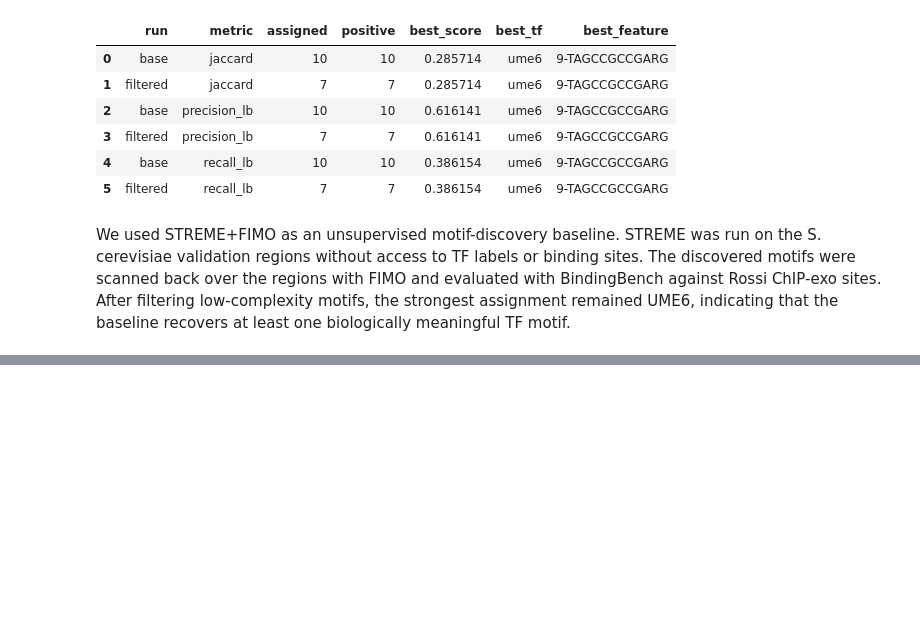
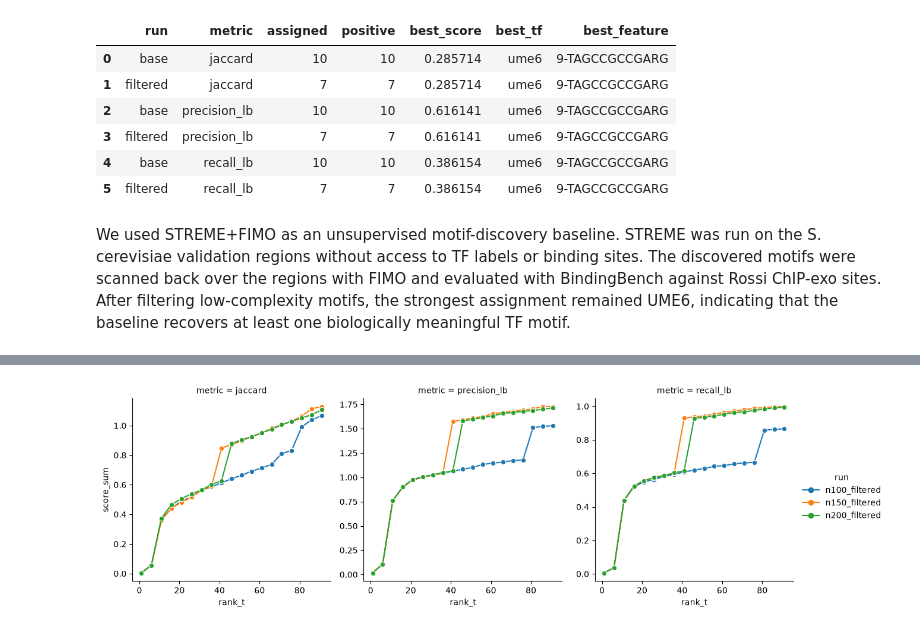
Before and after one commit to Kotronon/ML4RG_project15, a Jupyter notebook: streme_pipeline.ipynb, the cells around one changed output, grey strips where cells are left out. Saved outputs shown, nothing was run; the diff lists cells and outputs as text; code cells hidden in the pictures; blank space fills up the shorter version.

```diff
--- a/streme_pipeline.ipynb
+++ b/streme_pipeline.ipynb
@@ -817,0 +1055,20 @@ We used STREME+FIMO as an unsupervised motif-discovery baseline. STREME was run
+# %%
+common_rank = 91
+rows = []
+
+for run_name in ["n100_filtered", "n150_filtered", "n200_filtered", "n100_raw", "n150_raw", "n200_raw"]:
+    for metric in metrics:
+        df = load_per_rank(runs[run_name], metric)
+        current = df[df["rank_t"] == common_rank]
+
+        rows.append({
+            "run": run_name,
+            "metric": metric,
+            "rank_t": common_rank,
+            "positive": (current[metric] > 0).sum(),
+            "meaningful": (current[metric] >= 0.01).sum(),
+            "score_sum": current[metric].sum(),
+            "best_score": current[metric].max(),
+        })
+
+display(pd.DataFrame(rows))
@@ -817,0 +1145,74 @@ We used STREME+FIMO as an unsupervised motif-discovery baseline. STREME was run
+# %%
+import pandas as pd
+import seaborn as sns
+import matplotlib.pyplot as plt
+
+curve_rows = []
+
+for run_name in ["n100_filtered", "n150_filtered", "n200_filtered"]:
+    for metric in metrics:
+        df = load_per_rank(runs[run_name], metric)
+        df = df[df["rank_t"] <= 91]
+
+        summary = (
+            df.groupby("rank_t")
+            .agg(
+                score_sum=(metric, "sum"),
+                meaningful=(metric, lambda x: (x >= 0.01).sum()),
+            )
+            .reset_index()
+        )
+        summary["run"] = run_name
+        summary["metric"] = metric
+        curve_rows.append(summary)
+
+curves = pd.concat(curve_rows, ignore_index=True)
+
+sns.relplot(
+    data=curves,
+    x="rank_t",
+    y="score_sum",
+    hue="run",
+    col="metric",
+    kind="line",
+    marker="o",
+    facet_kws={"sharey": False},
+    height=4,
+)
+plt.show()
+
+curve_rows = []
+
+for run_name in [ "n150_filtered", "n200_filtered"]:
+    for metric in metrics:
+        df = load_per_rank(runs[run_name], metric)
+        df = df[df["rank_t"] <= 131]
+
+        summary = (
+            df.groupby("rank_t")
+            .agg(
+                score_sum=(metric, "sum"),
+                meaningful=(metric, lambda x: (x >= 0.01).sum()),
+            )
+            .reset_index()
+        )
+        summary["run"] = run_name
+        summary["metric"] = metric
+        curve_rows.append(summary)
+
+curves = pd.concat(curve_rows, ignore_index=True)
+
+sns.relplot(
+    data=curves,
+    x="rank_t",
+    y="score_sum",
+    hue="run",
+    col="metric",
+    kind="line",
+    marker="o",
+    facet_kws={"sharey": False},
+    height=4,
+)
+plt.show()
+# %% [output]
+[figure, added]
```
Also changed, not shown: parts of 44 cells of this notebook, 3 other files.
